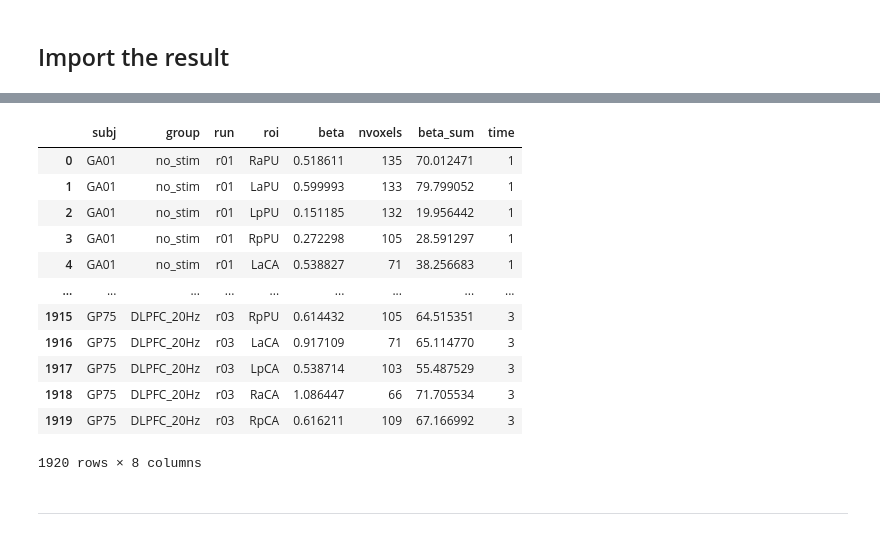
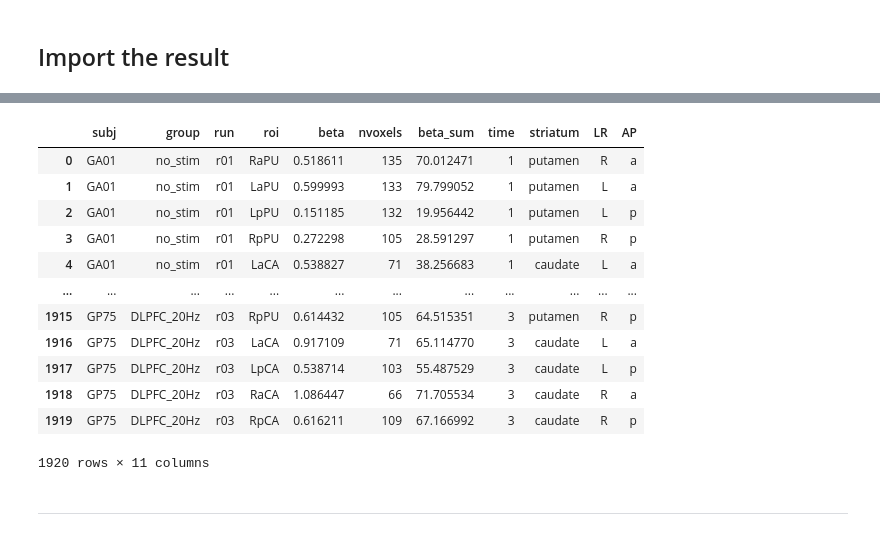
Before and after one commit to psb629/CommonLab, a Jupyter notebook: GP/scripts/fMRI.fig.3ii.ipynb, the cells around one changed output, grey strips where cells are left out. Drawn from its saved outputs; the diff is of its cells as text; code cells hidden in the pictures.

```diff
--- a/GP/scripts/fMRI.fig.3ii.ipynb
+++ b/GP/scripts/fMRI.fig.3ii.ipynb
@@ -40,7 +40,8 @@ def convert_pvalue_to_asterisks(pvalue):
 dir_root = join('/mnt/ext5/GP/fmri_data')
 dir_stat = join(dir_root,'stats/AM/GLM.reward_per_trial/5.0s_shifted')
 dir_mask = join(dir_root,'masks')
-dir_home = expanduser('~')
+# dir_home = expanduser('~')
+dir_home = 'D:/'
 # %%
 img_bg = join('/usr/local/afni/abin/MNI152_2009_template.nii.gz')
 # %%
@@ -94,22 +82,25 @@ list_group = ['no_stim','DLPFC_cTBS','M1_cTBS','DLPFC_20Hz']
 # %%
 df = pd.read_excel(join(dir_home,'Github/labs/GP/results/performance_related_activity.8_striatum.xlsx'))
 df = df.drop(columns=['roi_'])
 df['time'] = [1 if run=='r01' else (2 if run=='r02' else (3 if run=='r03' else 0)) for run in df.run]
+df['striatum'] = ['caudate' if roi[2:]=='CA' else ('putamen' if roi[2:]=='PU' else 'invalid') for roi in df.roi]
+df['LR'] = [roi[0] for roi in df.roi]
+df['AP'] = [roi[1] for roi in df.roi]
 df
 # %% [output]
-|  | subj | group | run | roi | beta | nvoxels | beta_sum | time |
-| 0 | GA01 | no_stim | r01 | RaPU | 0.518611 | 135 | 70.012471 | 1 |
-| 1 | GA01 | no_stim | r01 | LaPU | 0.599993 | 133 | 79.799052 | 1 |
-| 2 | GA01 | no_stim | r01 | LpPU | 0.151185 | 132 | 19.956442 | 1 |
-| 3 | GA01 | no_stim | r01 | RpPU | 0.272298 | 105 | 28.591297 | 1 |
-| 4 | GA01 | no_stim | r01 | LaCA | 0.538827 | 71 | 38.256683 | 1 |
-| ... | ... | ... | ... | ... | ... | ... | ... | ... |
-| 1915 | GP75 | DLPFC_20Hz | r03 | RpPU | 0.614432 | 105 | 64.515351 | 3 |
-| 1916 | GP75 | DLPFC_20Hz | r03 | LaCA | 0.917109 | 71 | 65.114770 | 3 |
-| 1917 | GP75 | DLPFC_20Hz | r03 | LpCA | 0.538714 | 103 | 55.487529 | 3 |
-| 1918 | GP75 | DLPFC_20Hz | r03 | RaCA | 1.086447 | 66 | 71.705534 | 3 |
-| 1919 | GP75 | DLPFC_20Hz | r03 | RpCA | 0.616211 | 109 | 67.166992 | 3 |
+|  | subj | group | run | roi | beta | nvoxels | beta_sum | time | striatum | LR | AP |
+| 0 | GA01 | no_stim | r01 | RaPU | 0.518611 | 135 | 70.012471 | 1 | putamen | R | a |
+| 1 | GA01 | no_stim | r01 | LaPU | 0.599993 | 133 | 79.799052 | 1 | putamen | L | a |
+| 2 | GA01 | no_stim | r01 | LpPU | 0.151185 | 132 | 19.956442 | 1 | putamen | L | p |
+| 3 | GA01 | no_stim | r01 | RpPU | 0.272298 | 105 | 28.591297 | 1 | putamen | R | p |
+| 4 | GA01 | no_stim | r01 | LaCA | 0.538827 | 71 | 38.256683 | 1 | caudate | L | a |
+| ... | ... | ... | ... | ... | ... | ... | ... | ... | ... | ... | ... |
+| 1915 | GP75 | DLPFC_20Hz | r03 | RpPU | 0.614432 | 105 | 64.515351 | 3 | putamen | R | p |
+| 1916 | GP75 | DLPFC_20Hz | r03 | LaCA | 0.917109 | 71 | 65.114770 | 3 | caudate | L | a |
+| 1917 | GP75 | DLPFC_20Hz | r03 | LpCA | 0.538714 | 103 | 55.487529 | 3 | caudate | L | p |
+| 1918 | GP75 | DLPFC_20Hz | r03 | RaCA | 1.086447 | 66 | 71.705534 | 3 | caudate | R | a |
+| 1919 | GP75 | DLPFC_20Hz | r03 | RpCA | 0.616211 | 109 | 67.166992 | 3 | caudate | R | p |
-1920 rows × 8 columns
+1920 rows × 11 columns
 # %% [markdown]
 ---
 # %% [markdown]
```
Also changed, not shown: parts of 8 cells of this notebook.
